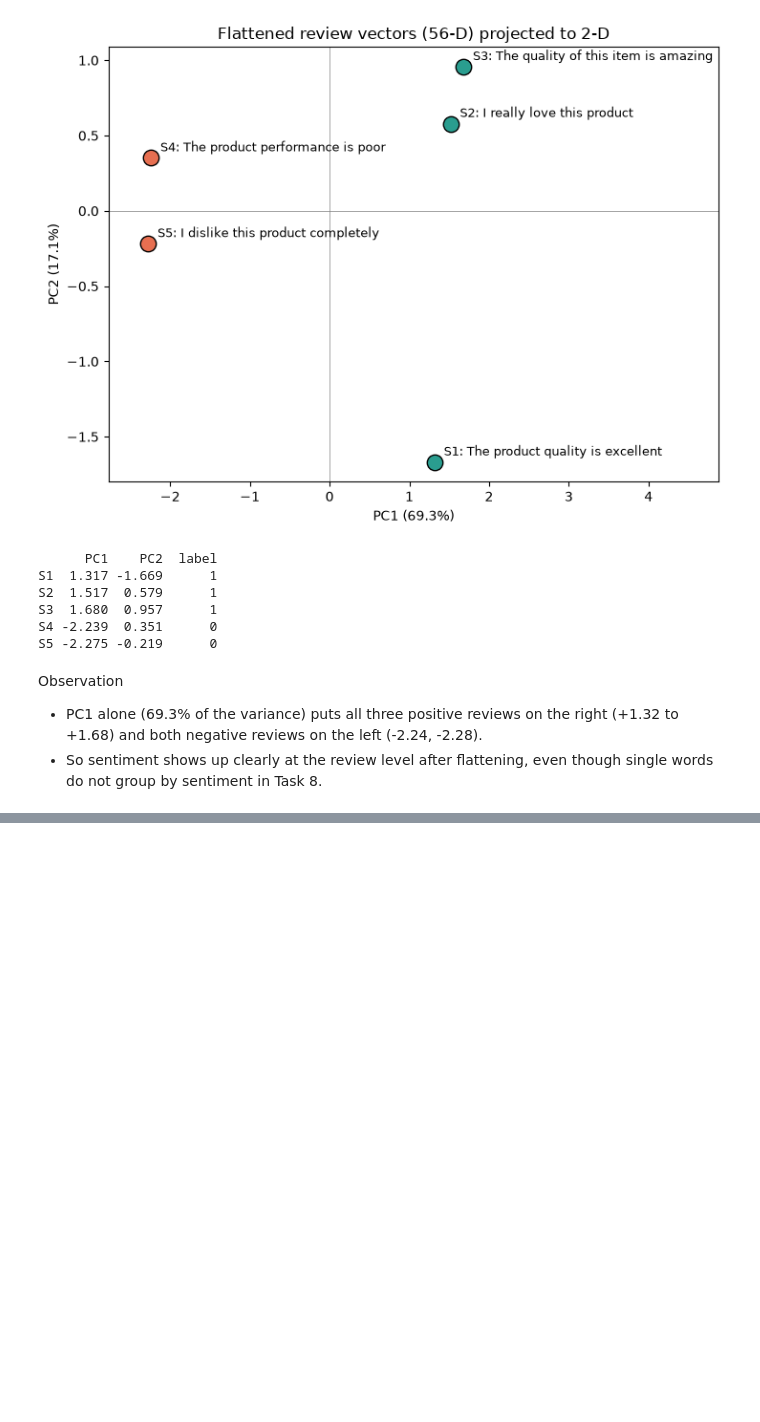
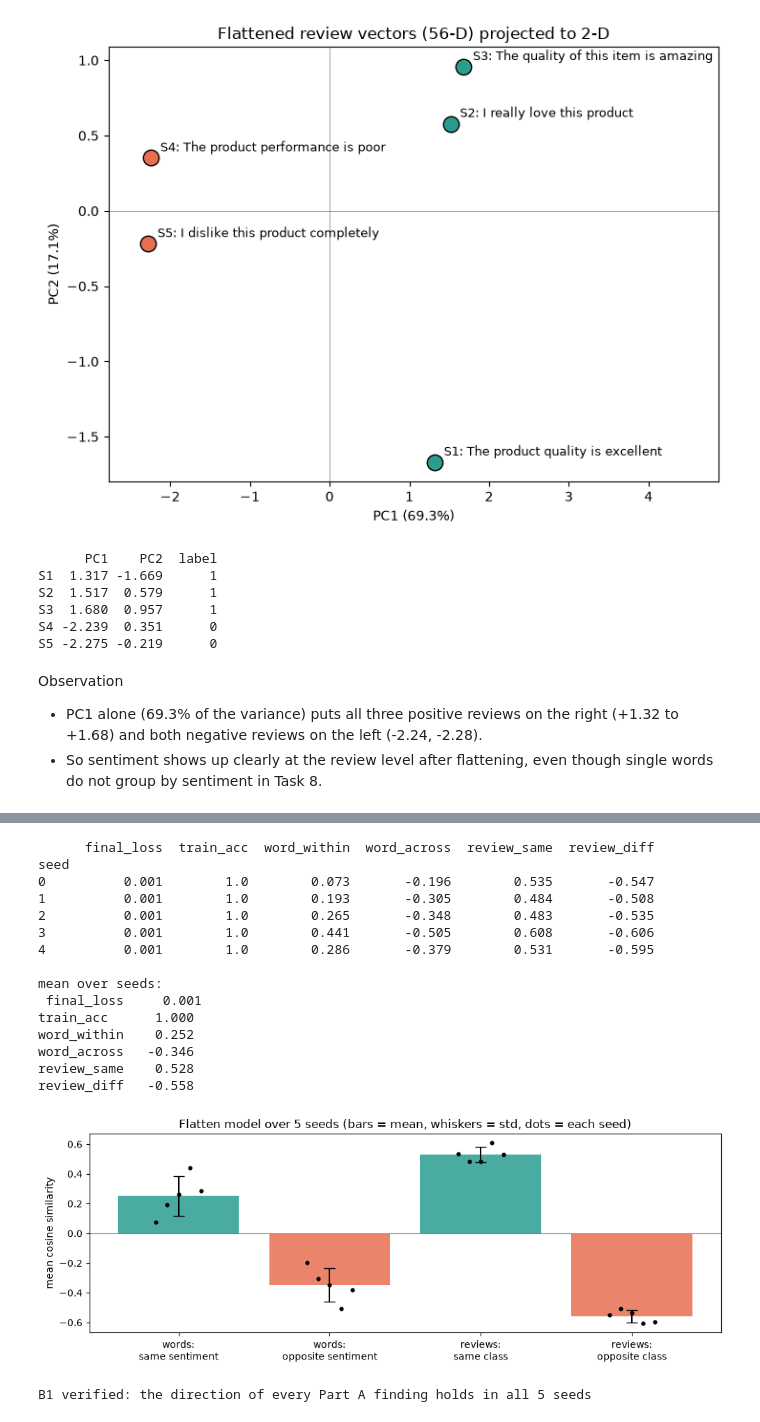
Before and after one commit to samuelshine/ami-trim-5, a Jupyter notebook: lab-3/Text_Latent_Representation.ipynb, the cells around one changed output, grey strips where cells are left out. Cells and saved outputs as stored; diff of their text form; code cells hidden in the pictures; blank space fills up the shorter version.

Commit message:
Add Lab 3 Part B: seed checks, flatten vs average pooling, skip-gram, unseen reviews
Co-Authored-By: Claude Opus 5.5 <noreply@anthropic.com>

```diff
--- a/lab-3/Text_Latent_Representation.ipynb
+++ b/lab-3/Text_Latent_Representation.ipynb
@@ -795,0 +812,65 @@ Observation
+# %%
+SEEDS = [0, 1, 2, 3, 4]
+
+
+def review_cosines(F):
+    Fn = F / np.linalg.norm(F, axis=1, keepdims=True)
+    C = Fn @ Fn.T
+    same = [C[i, j] for i in range(5) for j in range(i + 1, 5) if labels[i] == labels[j]]
+    diff = [C[i, j] for i in range(5) for j in range(i + 1, 5) if labels[i] != labels[j]]
+    return float(np.mean(same)), float(np.mean(diff))
+
+
+def run_seed(seed, pooling):
+    m = build_model(seed, pooling)
+    W0 = m.get_layer("embedding").get_weights()[0].copy()
+    h = m.fit(X, labels, epochs=EPOCHS, batch_size=5, verbose=0)
+    Wm = m.get_layer("embedding").get_weights()[0]
+    wi, wa = group_cosines(Wm)
+    ri, ra = review_cosines(Wm[X].reshape(5, -1))
+    return dict(seed=seed, pooling=pooling, final_loss=h.history["loss"][-1], train_acc=h.history["accuracy"][-1],
+                word_within=wi, word_across=wa, review_same=ri, review_diff=ra), m, W0, Wm
+
+
+rows_flat = [run_seed(s, "flatten")[0] for s in SEEDS]
+seed_df = pd.DataFrame(rows_flat).set_index("seed")
+print(seed_df.drop(columns="pooling").round(3))
+print("\nmean over seeds:\n", seed_df.drop(columns="pooling").mean().round(3).to_string())
+
+fig, ax = plt.subplots(figsize=(10, 3.8))
+cols = ["word_within", "word_across", "review_same", "review_diff"]
+xs = np.arange(len(cols))
+ax.bar(xs, seed_df[cols].mean(), yerr=seed_df[cols].std(), capsize=6,
+       color=[C_POS, C_NEG, C_POS, C_NEG], alpha=0.85)
+for i, c in enumerate(cols):
+    ax.scatter(np.full(len(SEEDS), i) + np.linspace(-0.15, 0.15, len(SEEDS)), seed_df[c], color="black", s=12, zorder=3)
+ax.set_xticks(xs, ["words:\nsame sentiment", "words:\nopposite sentiment", "reviews:\nsame class", "reviews:\nopposite class"])
+ax.axhline(0, color="grey", lw=0.8)
+ax.set_ylabel("mean cosine similarity")
+ax.set_title("Flatten model over 5 seeds (bars = mean, whiskers = std, dots = each seed)")
+plt.tight_layout()
+plt.show()
+
+# Verify: in every seed, same-class reviews are more alike than opposite-class reviews, and so are words.
+assert (seed_df.review_same > seed_df.review_diff).all() and (seed_df.word_within > seed_df.word_across).all()
+assert (seed_df.train_acc == 1.0).all()
+checks["B1  seed robustness"] = "separation holds in 5/5 seeds for words and reviews"
+print("\nB1 verified: the direction of every Part A finding holds in all 5 seeds")
+# %% [output]
+      final_loss  train_acc  word_within  word_across  review_same  review_diff
+seed
+0          0.001        1.0        0.073       -0.196        0.535       -0.547
+1          0.001        1.0        0.193       -0.305        0.484       -0.508
+2          0.001        1.0        0.265       -0.348        0.483       -0.535
+3          0.001        1.0        0.441       -0.505        0.608       -0.606
+4          0.001        1.0        0.286       -0.379        0.531       -0.595
+
+mean over seeds:
+ final_loss     0.001
+train_acc      1.000
+word_within    0.252
+word_across   -0.346
+review_same    0.528
+review_diff   -0.558
+[figure, added]
+B1 verified: the direction of every Part A finding holds in all 5 seeds
```
Also changed, not shown: parts of 20 cells of this notebook.
